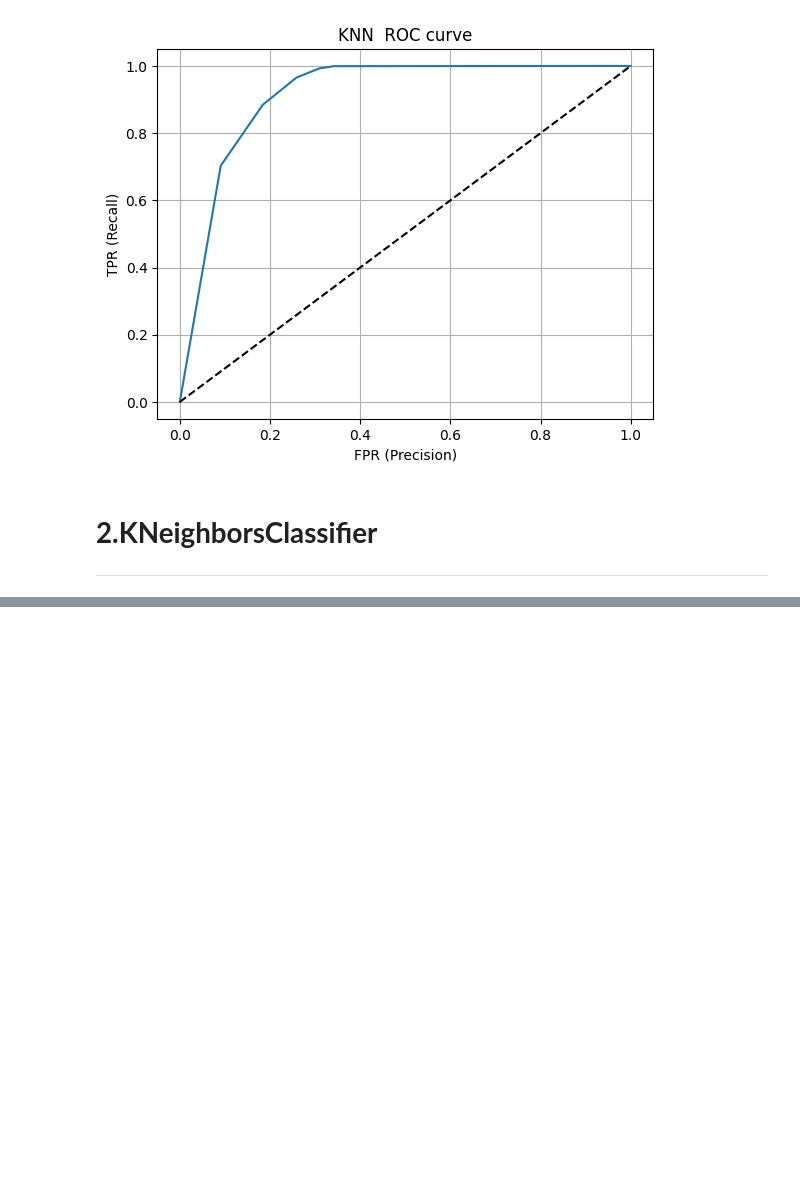
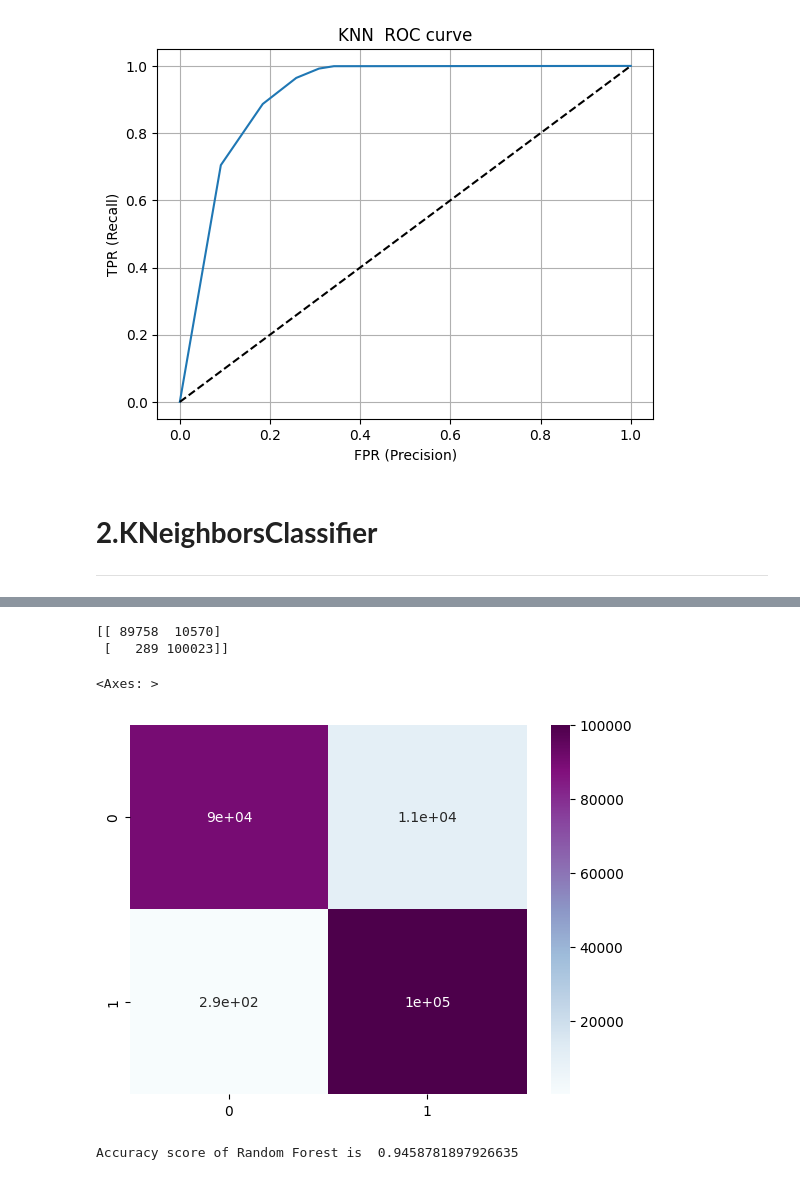
Before and after one commit to tousif99/Copy_of_HEALTH_INSURANCE_CROSS_SELL_PREDICTION, a Jupyter notebook: Copy_of_HEALTH_INSURANCE_CROSS_SELL_PREDICTION.ipynb, the cells around one changed output, grey strips where cells are left out. Saved outputs shown, nothing was run; the diff lists cells and outputs as text; code cells hidden in the pictures; blank space fills up the shorter version.

```diff
--- a/Copy_of_HEALTH_INSURANCE_CROSS_SELL_PREDICTION.ipynb
+++ b/Copy_of_HEALTH_INSURANCE_CROSS_SELL_PREDICTION.ipynb
@@ -744,0 +813,10 @@ print(confusion_matrix(y_test,pred))
+# %%
+rf = RandomForestClassifier()
+rf.fit(x_train,y_train)
+rf_pred= rf.predict(x_test)
+
+from sklearn.metrics import precision_score,recall_score,accuracy_score,f1_score
+acc_rf = accuracy_score(y_test,rf_pred)
+recall_rf  = recall_score(y_test,rf_pred)
+precision_rf = precision_score(y_test,rf_pred)
+f1score_rf = f1_score(y_test,rf_pred)
@@ -744,0 +832,13 @@ print(confusion_matrix(y_test,pred))
+# %%
+cm = confusion_matrix(y_test,rf_pred)
+print(cm)
+sns.heatmap(cm,annot=True,cmap='BuPu')
+# %% [output]
+[[ 89758  10570]
+ [   289 100023]]
+<Axes: >
+[figure, added]
+# %%
+print('Accuracy score of Random Forest is ',accuracy_score(y_test,rf_pred))
+# %% [output]
+Accuracy score of Random Forest is  0.9458781897926635
```
Also changed, not shown: parts of 48 cells of this notebook.
